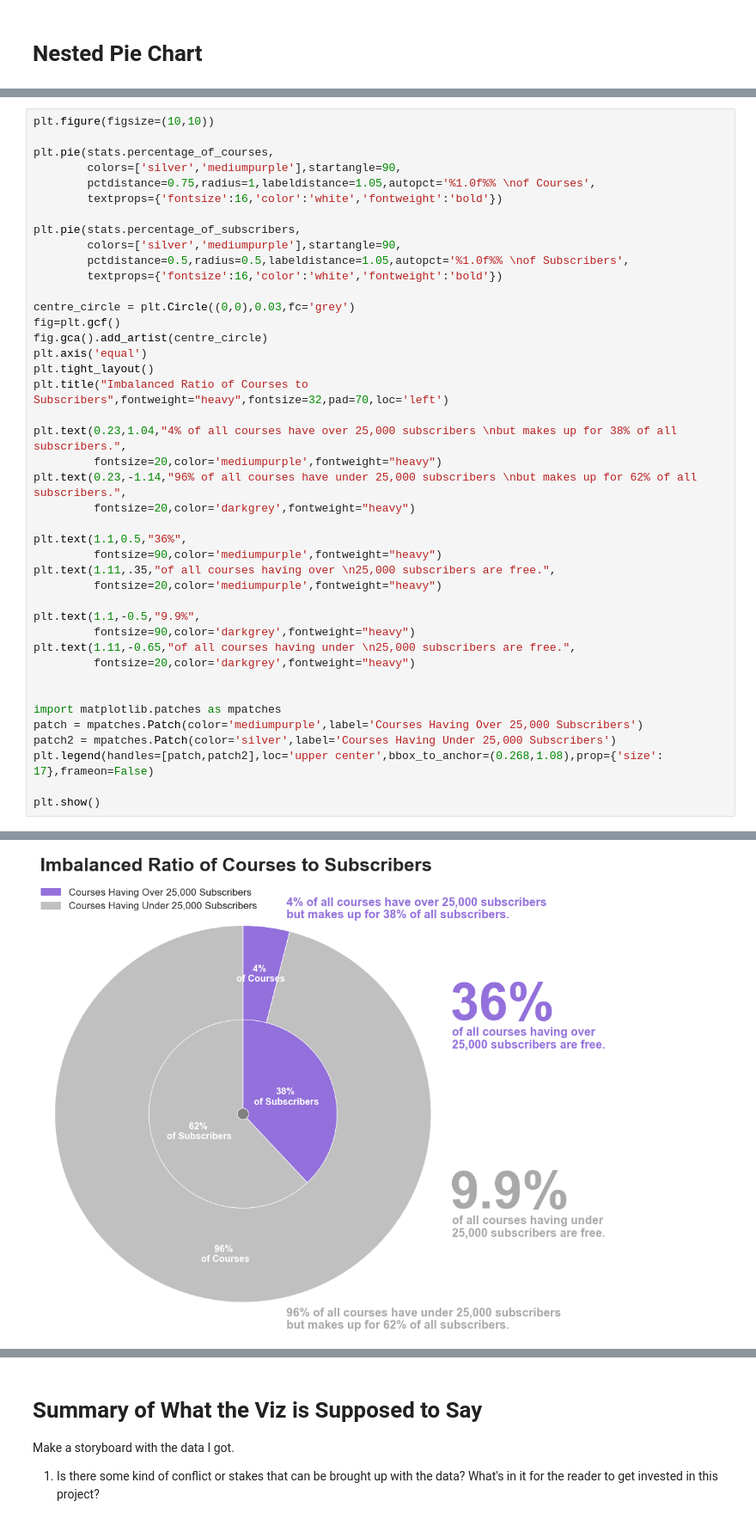
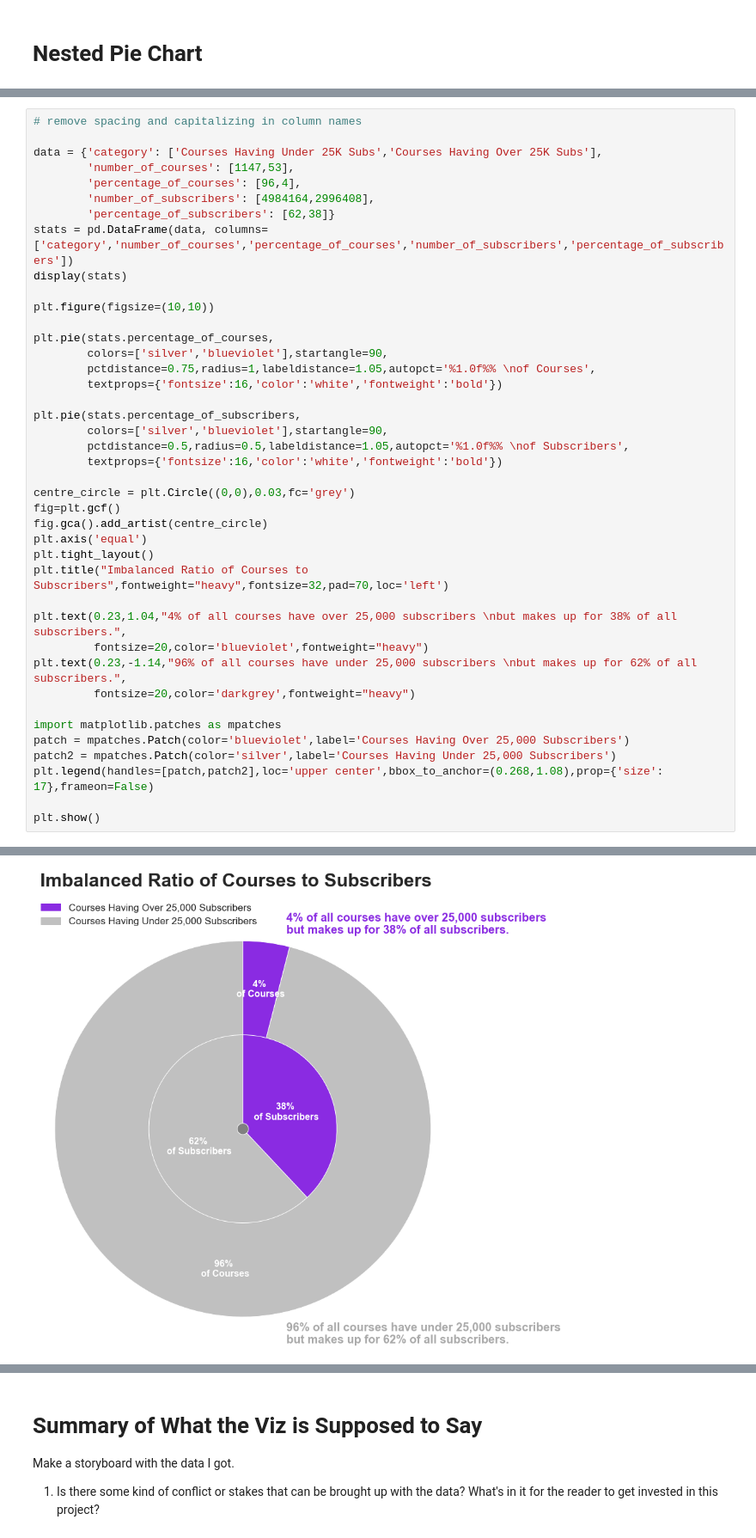
Before and after one commit to willnguyen14/udemy-viz-project, a Jupyter notebook: udemy.ipynb, the cells around one changed output, grey strips where cells are left out. Shown at 86% size. Drawn from its saved outputs; the diff is of its cells as text.

```diff
--- a/udemy.ipynb
+++ b/udemy.ipynb
@@ -394,13 +472,23 @@ stats
 # %%
+# remove spacing and capitalizing in column names
+
+data = {'category': ['Courses Having Under 25K Subs','Courses Having Over 25K Subs'],
+        'number_of_courses': [1147,53],
+        'percentage_of_courses': [96,4],
+        'number_of_subscribers': [4984164,2996408],
+        'percentage_of_subscribers': [62,38]}
+stats = pd.DataFrame(data, columns=['category','number_of_courses','percentage_of_courses','number_of_subscribers','percentage_of_subscribers'])
+display(stats)
+
 plt.figure(figsize=(10,10))
 
 plt.pie(stats.percentage_of_courses,
-        colors=['silver','mediumpurple'],startangle=90,
+        colors=['silver','blueviolet'],startangle=90,
         pctdistance=0.75,radius=1,labeldistance=1.05,autopct='%1.0f%% \nof Courses',
         textprops={'fontsize':16,'color':'white','fontweight':'bold'})
 
 plt.pie(stats.percentage_of_subscribers,
-        colors=['silver','mediumpurple'],startangle=90,
+        colors=['silver','blueviolet'],startangle=90,
         pctdistance=0.5,radius=0.5,labeldistance=1.05,autopct='%1.0f%% \nof Subscribers',
         textprops={'fontsize':16,'color':'white','fontweight':'bold'})
 
@@ -412,23 +500,12 @@ plt.tight_layout()
 plt.title("Imbalanced Ratio of Courses to Subscribers",fontweight="heavy",fontsize=32,pad=70,loc='left')
 
 plt.text(0.23,1.04,"4% of all courses have over 25,000 subscribers \nbut makes up for 38% of all subscribers.",
-         fontsize=20,color='mediumpurple',fontweight="heavy")
+         fontsize=20,color='blueviolet',fontweight="heavy")
 plt.text(0.23,-1.14,"96% of all courses have under 25,000 subscribers \nbut makes up for 62% of all subscribers.",
          fontsize=20,color='darkgrey',fontweight="heavy")
 
-plt.text(1.1,0.5,"36%",
-         fontsize=90,color='mediumpurple',fontweight="heavy")
-plt.text(1.11,.35,"of all courses having over \n25,000 subscribers are free.",
-         fontsize=20,color='mediumpurple',fontweight="heavy")
-
-plt.text(1.1,-0.5,"9.9%",
-         fontsize=90,color='darkgrey',fontweight="heavy")
-plt.text(1.11,-0.65,"of all courses having under \n25,000 subscribers are free.",
-         fontsize=20,color='darkgrey',fontweight="heavy")
-
-
 import matplotlib.patches as mpatches
-patch = mpatches.Patch(color='mediumpurple',label='Courses Having Over 25,000 Subscribers')
+patch = mpatches.Patch(color='blueviolet',label='Courses Having Over 25,000 Subscribers')
 patch2 = mpatches.Patch(color='silver',label='Courses Having Under 25,000 Subscribers')
 plt.legend(handles=[patch,patch2],loc='upper center',bbox_to_anchor=(0.268,1.08),prop={'size': 17},frameon=False)
 
@@ -437 +517 @@ plt.show()
-[figure, old version]
+[figure, new version]
```
Also changed, not shown: parts of 48 cells of this notebook.
